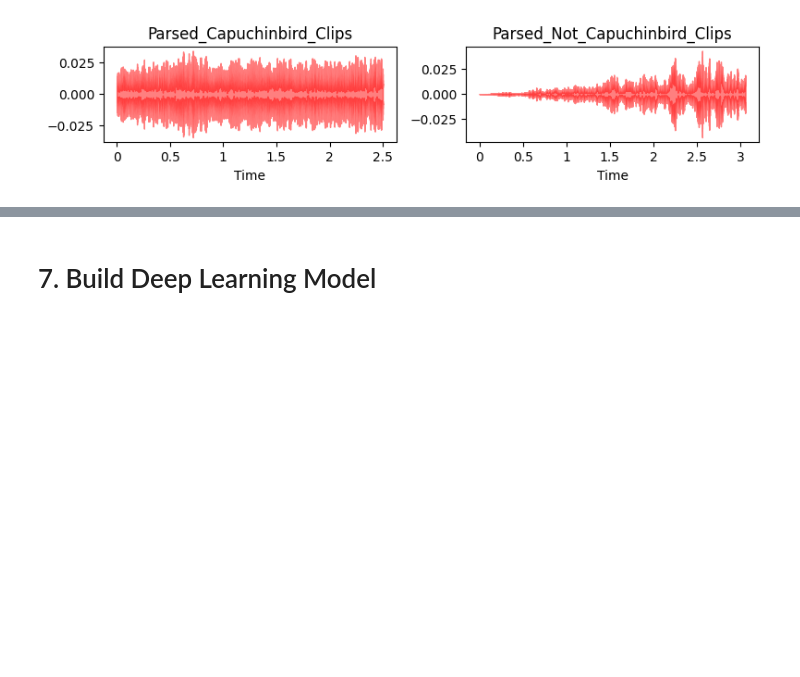
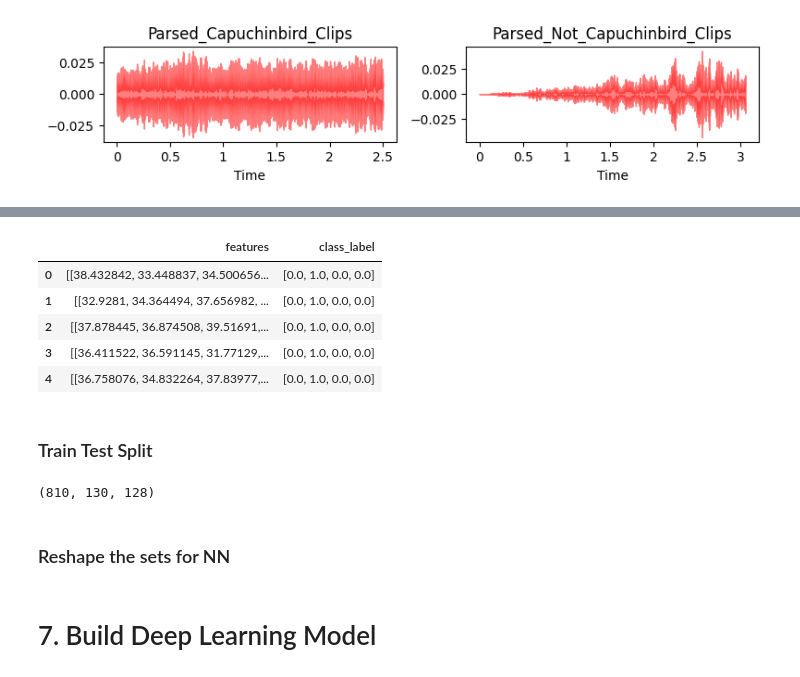
Before and after one commit to Teapack1/ML_Audio, a Jupyter notebook: Tensorflow/Audio_Classification(Clinging)/1PrepareDataset.ipynb, the cells around one changed output, grey strips where cells are left out. Drawn from its saved outputs; the diff is of its cells as text; code cells hidden in the pictures; blank space fills up the shorter version.

```diff
--- a/Tensorflow/Audio_Classification(Clinging)/1PrepareDataset.ipynb
+++ b/Tensorflow/Audio_Classification(Clinging)/1PrepareDataset.ipynb
@@ -326,0 +277,28 @@ samples.shape
+# %%
+# Slice for common length of 3 seconds
+def slice_audio(librosa_audio, librosa_sample_rate = 22050, slice_length = None):
+    if slice_length == None:
+        return librosa_audio
+    SAMPLE_LENGTH = slice_length * librosa_sample_rate
+
+    librosa_audio_sliced = librosa_audio[:SAMPLE_LENGTH]
+    if len(librosa_audio) < SAMPLE_LENGTH:
+        librosa_audio_sliced = np.pad(librosa_audio, (0, SAMPLE_LENGTH - len(librosa_audio)), constant_values=0)
+    return librosa_audio_sliced
+# %%
+def extract_features(row, length, N_MELS):
+
+    class_label = row["class"]
+
+    audio_file, librosa_sample_rate = librosa.load(row["filename"])
+    audio_file = slice_audio(audio_file, librosa_sample_rate, slice_length=length)
+
+    spectrogram = librosa.feature.melspectrogram(y = audio_file, sr=librosa_sample_rate, n_mels=N_MELS)
+    spectrogram = (librosa.power_to_db(spectrogram, ref=np.max))
+    spectrogram = np.abs(spectrogram)
+
+    print(f"shepe of spectrogram: {spectrogram.shape}")
+    print(f"shepe of dtype: {spectrogram.dtype}")
+
+
+    return spectrogram.T, class_label
@@ -326,0 +309,10 @@ samples.shape
+# %%
+#In each iteration of the loop, the variable index is assigned the index value of the current row, and the variable row is assigned the data of the current row (as a Series object).
+features = []
+
+for index, row in metadata.iterrows():
+    features.append(extract_features(row, LENGTH, N_MELS))
+    print(f"Processed {index} file. {row['filename']}")
+
+dataset_df = pd.DataFrame(features, columns=["features", "class_label"])
+print('Finished feature extraction from ', len(dataset_df), ' files')
@@ -326,0 +337,17 @@ samples.shape
+# %%
+dataset_df.head()
+# %% [output]
+|  | features | class_label |
+| 0 | [[38.432842, 33.448837, 34.500656... | [0.0, 1.0, 0.0, 0.0] |
+| 1 | [[32.9281, 34.364494, 37.656982, ... | [0.0, 1.0, 0.0, 0.0] |
+| 2 | [[37.878445, 36.874508, 39.51691,... | [0.0, 1.0, 0.0, 0.0] |
+| 3 | [[36.411522, 36.591145, 31.77129,... | [0.0, 1.0, 0.0, 0.0] |
+| 4 | [[36.758076, 34.832264, 37.83977,... | [0.0, 1.0, 0.0, 0.0] |
+# %% [markdown]
+### Train Test Split
+# %%
+X = np.array(dataset_df.features.tolist())
+y = np.array(dataset_df.class_label.tolist())
+X.shape
+# %% [output]
+(810, 130, 128)
@@ -326,0 +358,2 @@ samples.shape
+# %% [markdown]
+### Reshape the sets for NN
```
Also changed, not shown: parts of 107 cells of this notebook, 10 other files.
